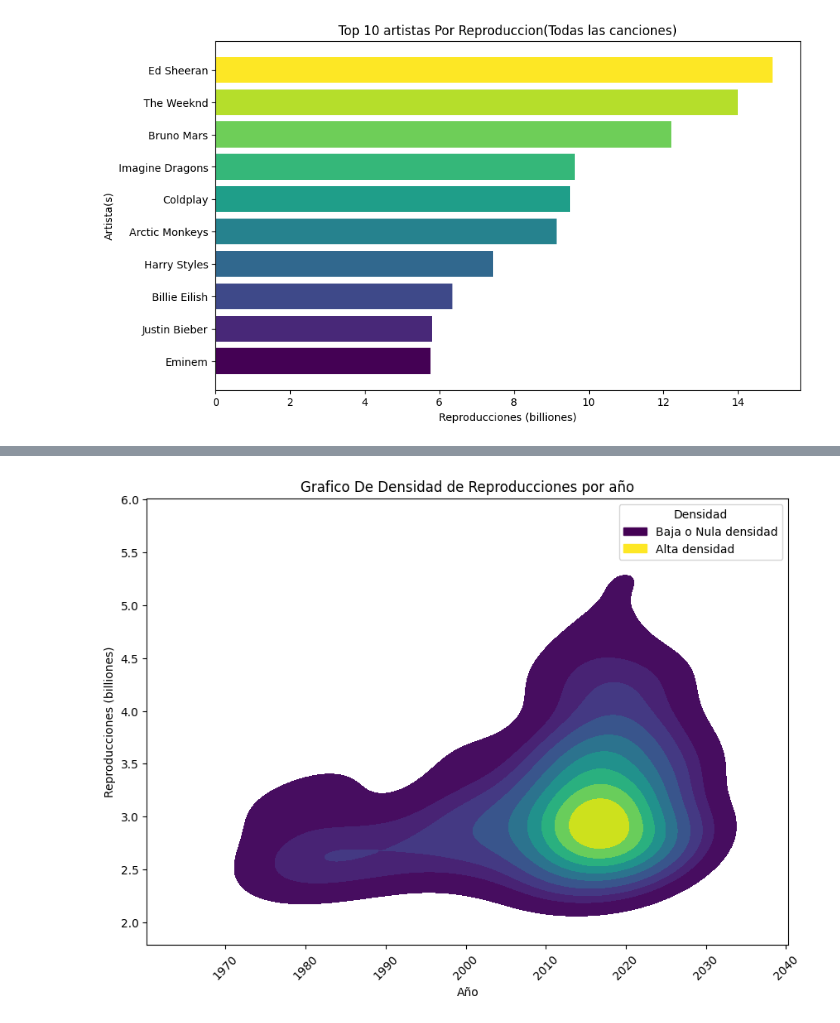
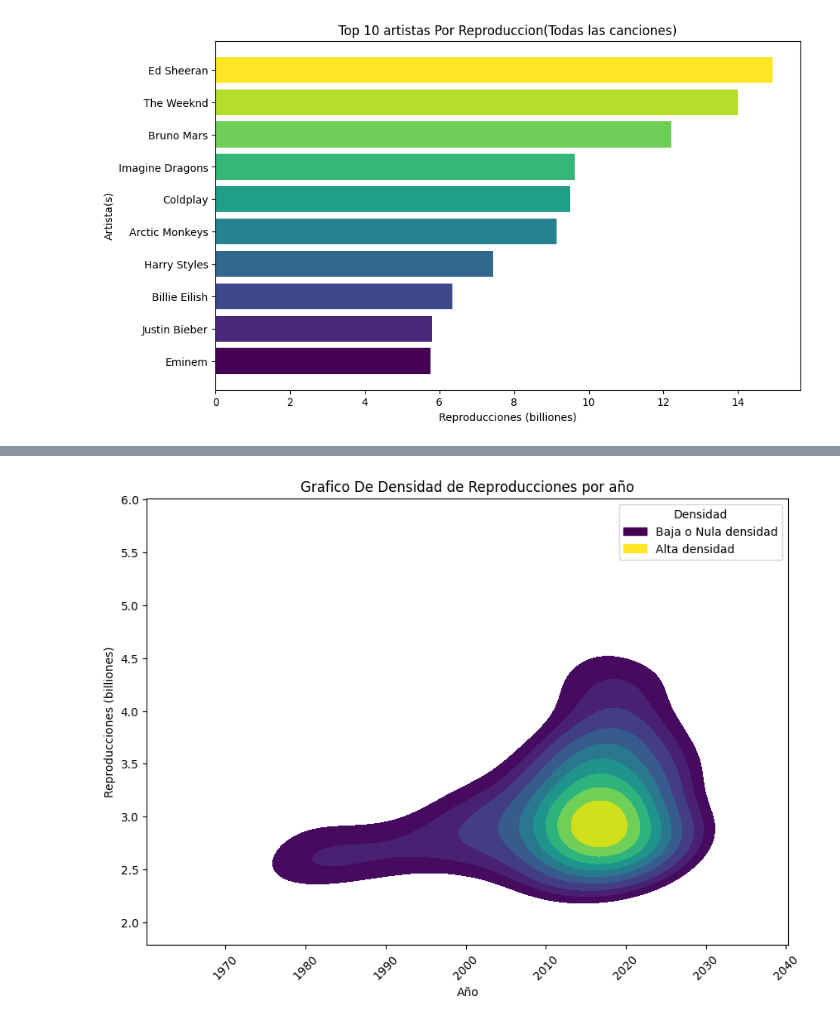
Before and after one commit to 4GeeksAcademy/andrupax94-scraping-project-tutorial, a Jupyter notebook: src/explore.es.ipynb, the cells around one changed output, grey strips where cells are left out. Drawn from its saved outputs; the diff is of its cells as text; code cells hidden in the pictures.

```diff
--- a/src/explore.es.ipynb
+++ b/src/explore.es.ipynb
@@ -68,12 +102,21 @@ tuples = list(map(clean_text, tuples))
 # %%
-df = pd.DataFrame(tuples, columns=headers[0])
+
+#creamos el dataframe con pandas pasandole las tuplas y columnas de antes
+df = pd.DataFrame(tuples, columns=headers)
+#elimino la ultima columna "Ref" porque por alguna razon no se capturo bien
+#deberia lucir algo asi:<sup id="cite_ref-1" class="reference"><a href="#cite_note-1"><span class="cite-bracket">[</span>1<span class="cite-bracket">]</span></a></sup>
+#pero creo que wikipedia no lo envia al menos no por este metodo quizas con selenium si
 df = df.iloc[:, :-1]
+#eliminamos las filas que tienen valores nulos
 df = df.replace('', pd.NA)
-df = df.dropna(how='any')
+df = df.dropna(how = 'any')
+#esta funcion convierte la fecha a un formato YYYY-MM-DD que sqlite acepta mejor
 def convertir_fecha(fecha_str):
     fecha = datetime.strptime(fecha_str, "%d %B %Y")
     return fecha.strftime("%Y-%m-%d")
+#aplicamos la conversion con el metodo apply pasandole la funcion
 df["Release date"] = df["Release date"].apply(convertir_fecha)
+#nos aseguramos que sea float 2 decimales esta columna lo hacemos con lamda porque la funcion es mas corta que la anterior
 df["Streams(billions)"] = df["Streams(billions)"].apply(lambda x: round(float(x),2))
 df
 # %% [output]
@@ -183,26 +237,27 @@ plt.show()
 # %%
+# convertimos y adaptamos la columna fecha para seaborn
 df["Release date"] = pd.to_datetime(df["Release date"])
-plt.figure(figsize=(10,7))
+plt.figure(figsize = (10,7))
+#usamos un grafico de densidad cuando tenemos muchos registros filas y no se requiere agruparlos
 sns.kdeplot(
-    data=df,
-    x="Release date",
-    y="Streams(billions)",
-    fill=True,
-    cmap="viridis",
-    thresh=0.05
+    data = df, #el dataframe
+    x = "Release date", #la colunma en X
+    y = "Streams(billions)", #la colunma en X
+    fill = True, #basicamente el relleno si colocamos false solo veriamos contornos
+    cmap = "viridis", #viridis ya lo trae seaborn
+    thresh = 0.15 #este valor define que tan sensible es el diagrama a la hora de pintar las zonas si el valor es mas alto pintara solo zonas con densidad fuerte
 )
+#acontinuancion construir una pequeña leyenda tomando colores que declaramos antes
 cmin = colors[0]
 cmax = colors[-1]
-
-patch_min = mpatches.Patch(color=cmin, label="Baja o Nula densidad")
-patch_max = mpatches.Patch(color=cmax, label="Alta densidad")
-
-plt.legend(handles=[patch_min, patch_max], title="Densidad")
-
+#creamos  "Patches" que se los pasaremos al mathplot
+patch_min = mpatches.Patch(color=cmin, label = "Baja o Nula densidad")
+patch_max = mpatches.Patch(color=cmax, label = "Alta densidad")
+plt.legend(handles = [patch_min, patch_max], title = "Densidad")
 plt.ylabel("Reproducciones (billiones)")
 plt.xlabel("Año")
 plt.title("Grafico De Densidad de Reproducciones por año")
-plt.xticks(rotation=45)
+plt.xticks(rotation = 45)
 plt.show()
 # %% [output]
-[figure, old version]
+[figure, new version]
```
Also changed, not shown: parts of 9 cells of this notebook, 1 other file.
